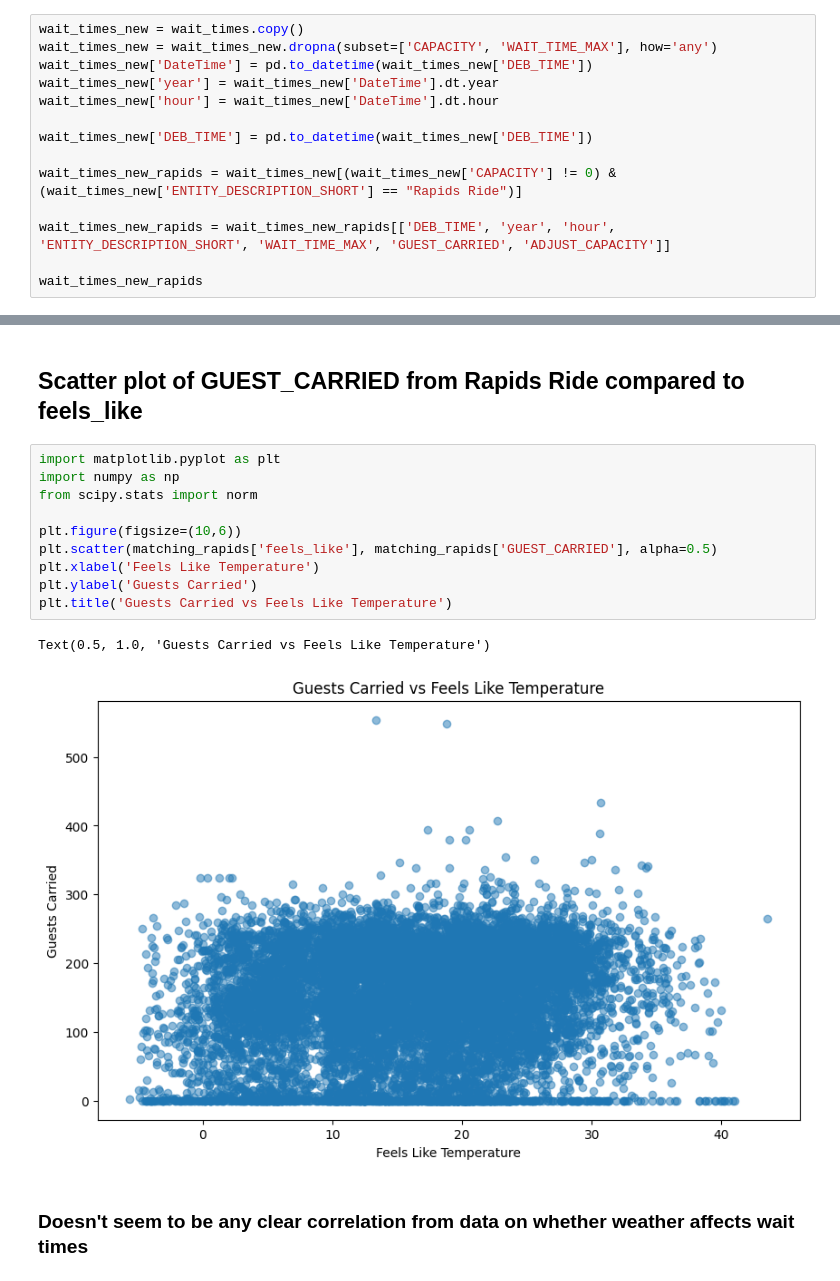
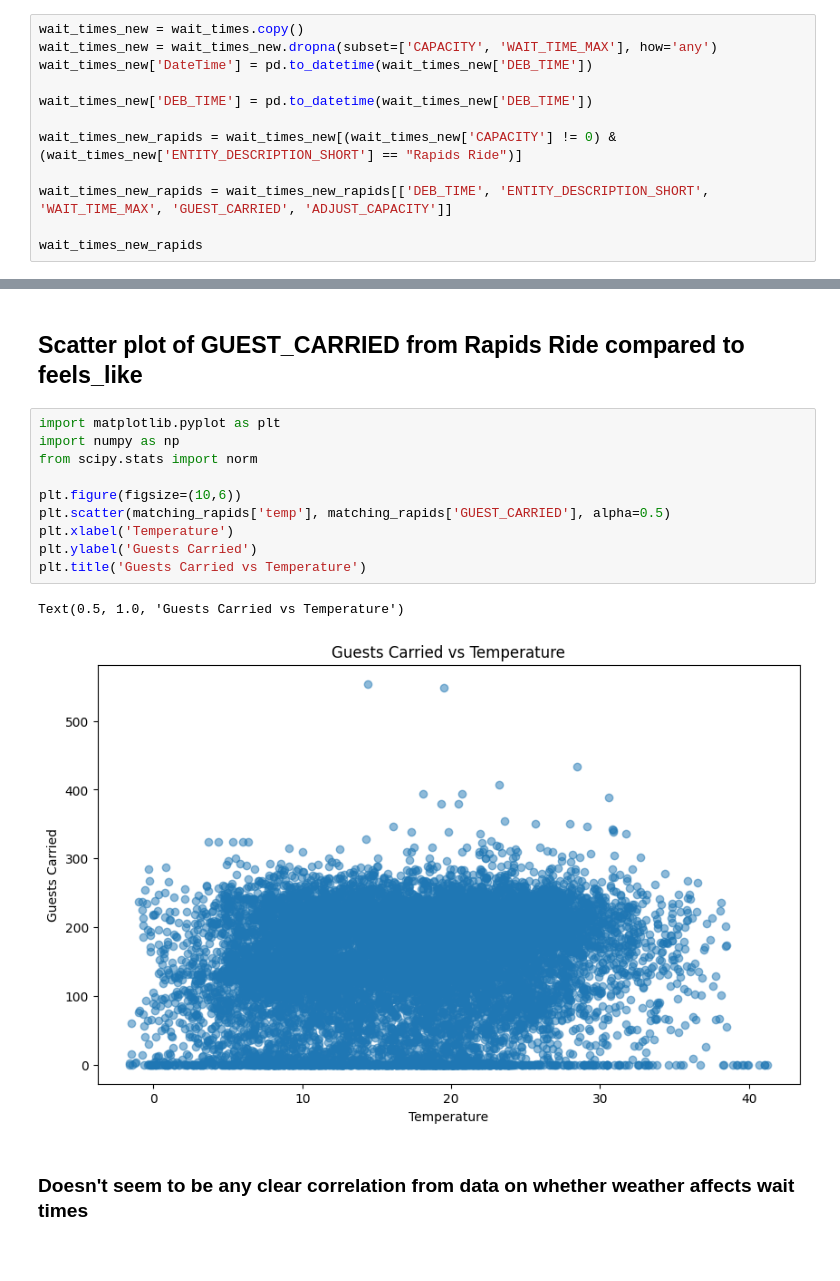
Before and after one commit to MwBm/DataAnalysisIntro, a Jupyter notebook: disneyData.ipynb, the cells around one changed output, grey strips where cells are left out. Drawn from its saved outputs; the diff is of its cells as text.

```diff
--- a/disneyData.ipynb
+++ b/disneyData.ipynb
@@ -89,14 +53,12 @@ weather.describe
 wait_times_new = wait_times.copy()
 wait_times_new = wait_times_new.dropna(subset=['CAPACITY', 'WAIT_TIME_MAX'], how='any')
 wait_times_new['DateTime'] = pd.to_datetime(wait_times_new['DEB_TIME'])
-wait_times_new['year'] = wait_times_new['DateTime'].dt.year
-wait_times_new['hour'] = wait_times_new['DateTime'].dt.hour
 
 wait_times_new['DEB_TIME'] = pd.to_datetime(wait_times_new['DEB_TIME'])
 
 wait_times_new_rapids = wait_times_new[(wait_times_new['CAPACITY'] != 0) & (wait_times_new['ENTITY_DESCRIPTION_SHORT'] == "Rapids Ride")]
 
-wait_times_new_rapids = wait_times_new_rapids[['DEB_TIME', 'year', 'hour', 'ENTITY_DESCRIPTION_SHORT', 'WAIT_TIME_MAX', 'GUEST_CARRIED', 'ADJUST_CAPACITY']]
+wait_times_new_rapids = wait_times_new_rapids[['DEB_TIME', 'ENTITY_DESCRIPTION_SHORT', 'WAIT_TIME_MAX', 'GUEST_CARRIED', 'ADJUST_CAPACITY']]
 
 wait_times_new_rapids
 # %% [output]
@@ -164,16 +126,16 @@ matching_rapids
 # %%
 import matplotlib.pyplot as plt
 import numpy as np
 from scipy.stats import norm
 
 plt.figure(figsize=(10,6))
-plt.scatter(matching_rapids['feels_like'], matching_rapids['GUEST_CARRIED'], alpha=0.5)
-plt.xlabel('Feels Like Temperature')
+plt.scatter(matching_rapids['temp'], matching_rapids['GUEST_CARRIED'], alpha=0.5)
+plt.xlabel('Temperature')
 plt.ylabel('Guests Carried')
-plt.title('Guests Carried vs Feels Like Temperature')
+plt.title('Guests Carried vs Temperature')
 # %% [output]
-Text(0.5, 1.0, 'Guests Carried vs Feels Like Temperature')
+Text(0.5, 1.0, 'Guests Carried vs Temperature')
-[figure, old version]
+[figure, new version]
 # %% [markdown]
 ### Doesn't seem to be any clear correlation from data on whether weather affects wait times
 # %% [markdown]
```
Also changed, not shown: parts of 38 cells of this notebook, 1 other file.
